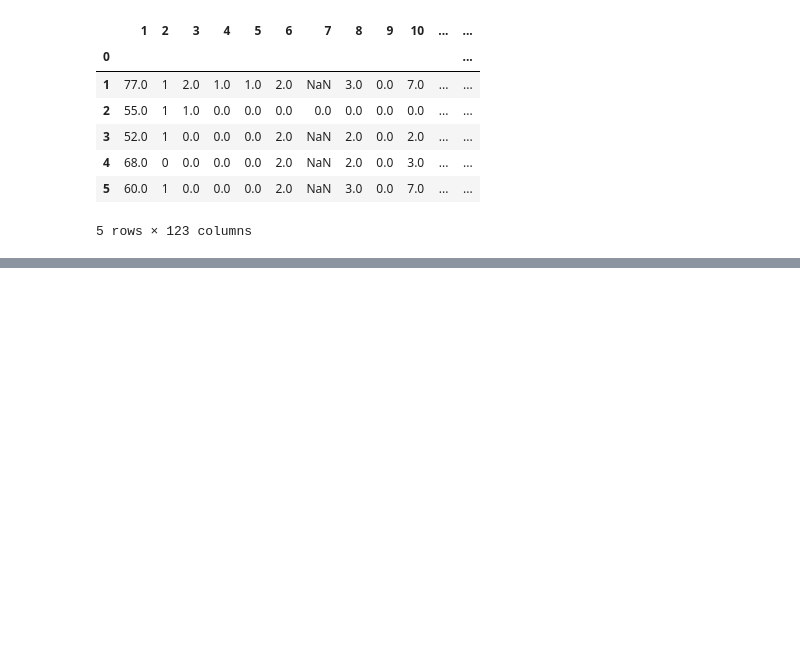
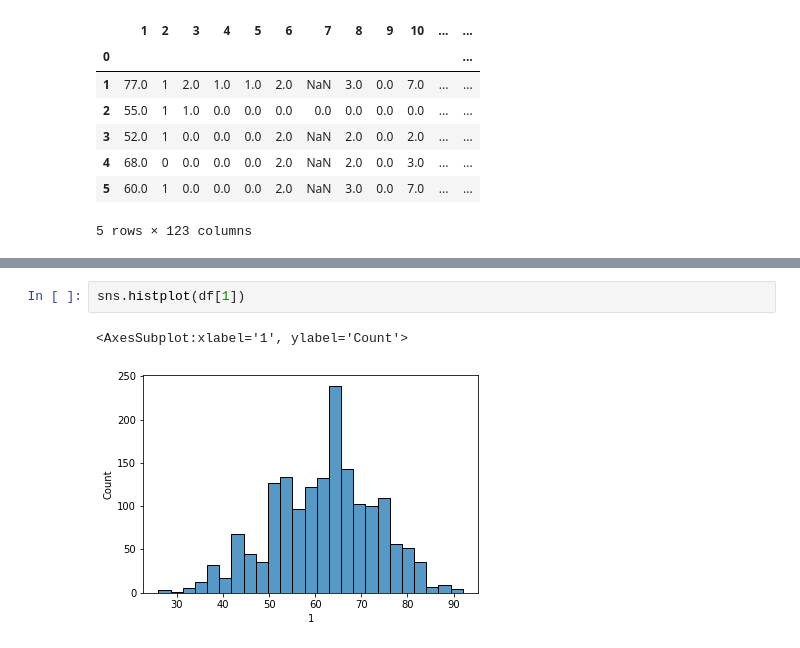
Before and after one commit to ayoebuus/CDI_case_2, a Jupyter notebook: MainNotebook.ipynb, the cells around one changed output, grey strips where cells are left out. Cells and saved outputs as stored; diff of their text form; blank space fills up the shorter version.

```diff
--- a/MainNotebook.ipynb
+++ b/MainNotebook.ipynb
@@ -42,0 +48,5 @@ sns.heatmap(df.corr())
+# %%
+sns.histplot(df[1])
+# %% [output]
+<AxesSubplot:xlabel='1', ylabel='Count'>
+[figure, added]
```
Also changed, not shown: parts of 6 cells of this notebook.
